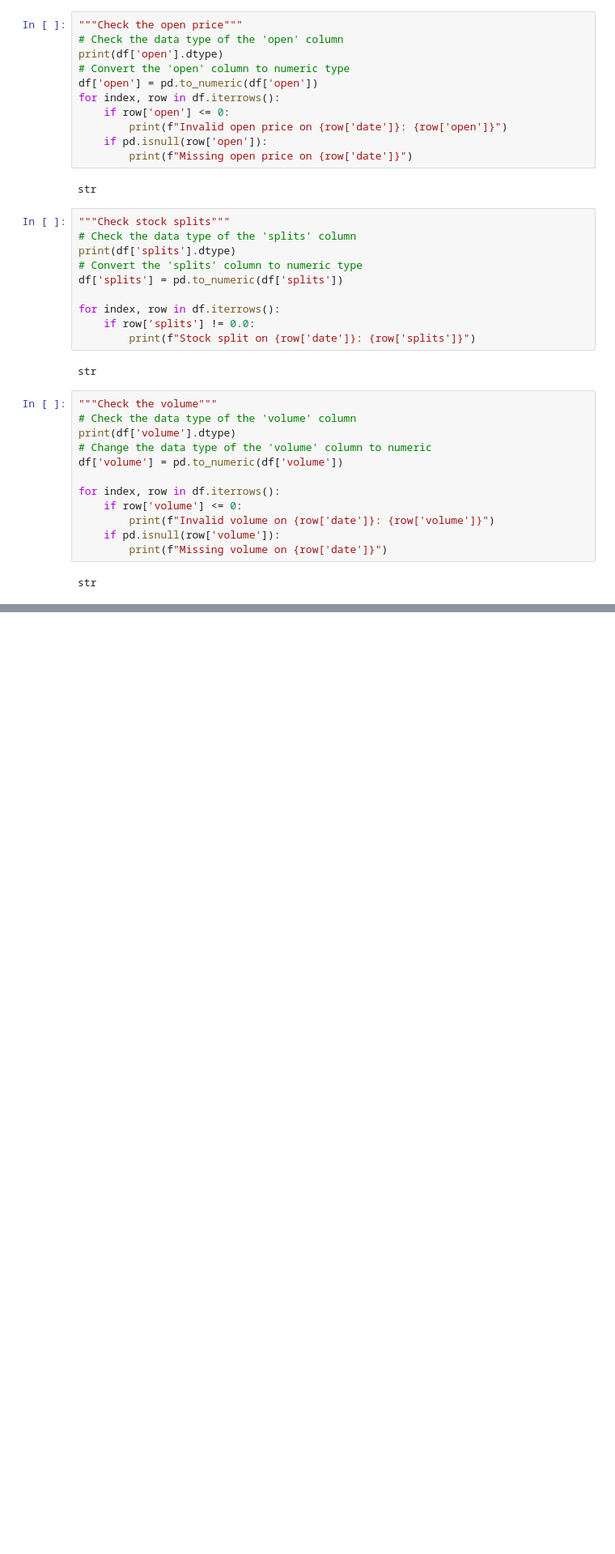
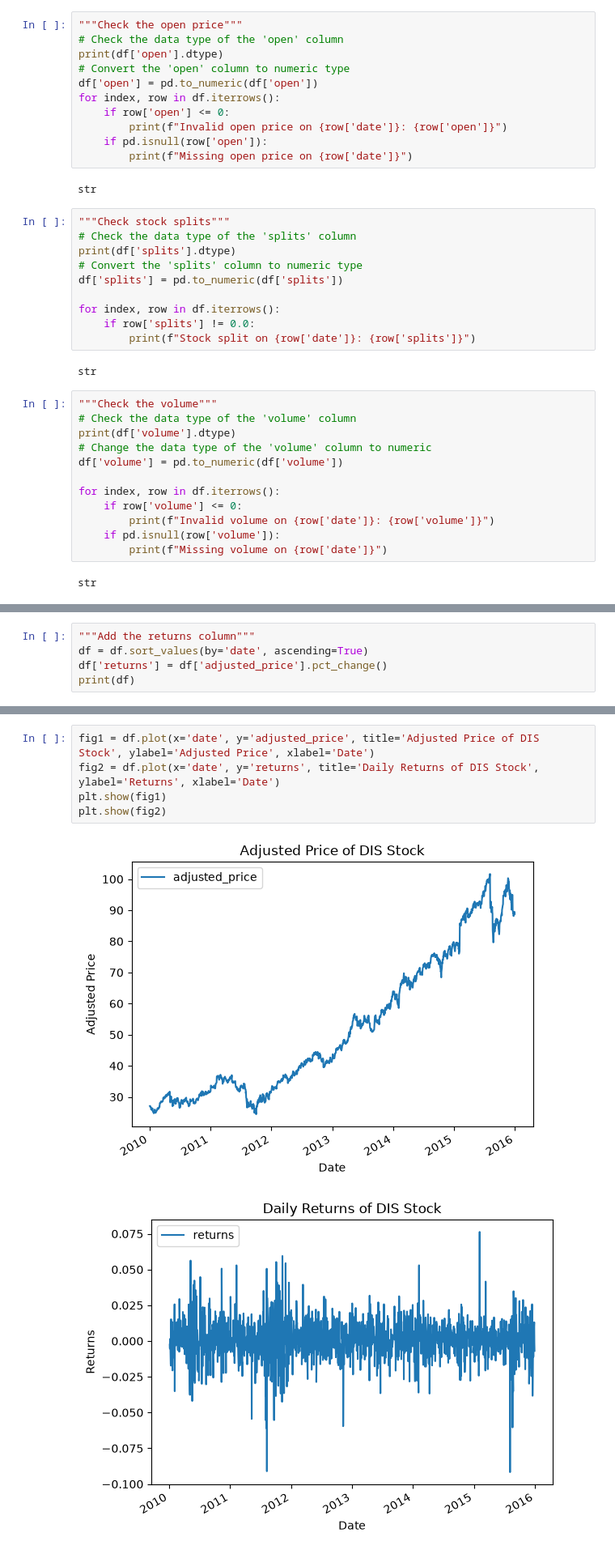
Before and after one commit to sasuvanska/Stock-data-cleaning, a Jupyter notebook: data_cleaning.ipynb, the cells around one changed output, grey strips where cells are left out. Shown at 81% size. Cells and saved outputs as stored; diff of their text form; blank space fills up the shorter version.

Commit message:
returns column

```diff
--- a/data_cleaning.ipynb
+++ b/data_cleaning.ipynb
@@ -217,0 +219,5 @@ Dividend on 2010-12-09 00:00:00: 0.4
+# %%
+"""Add the returns column"""
+df = df.sort_values(by='date', ascending=True)
+df['returns'] = df['adjusted_price'].pct_change()
+print(df)
@@ -217,0 +242,8 @@ Dividend on 2010-12-09 00:00:00: 0.4
+# %%
+fig1 = df.plot(x='date', y='adjusted_price', title='Adjusted Price of DIS Stock', ylabel='Adjusted Price', xlabel='Date')
+fig2 = df.plot(x='date', y='returns', title='Daily Returns of DIS Stock', ylabel='Returns', xlabel='Date')
+plt.show(fig1)
+plt.show(fig2)
+# %% [output]
+[figure, added]
+[figure, added]
```
Also changed, not shown: parts of 4 cells of this notebook.
